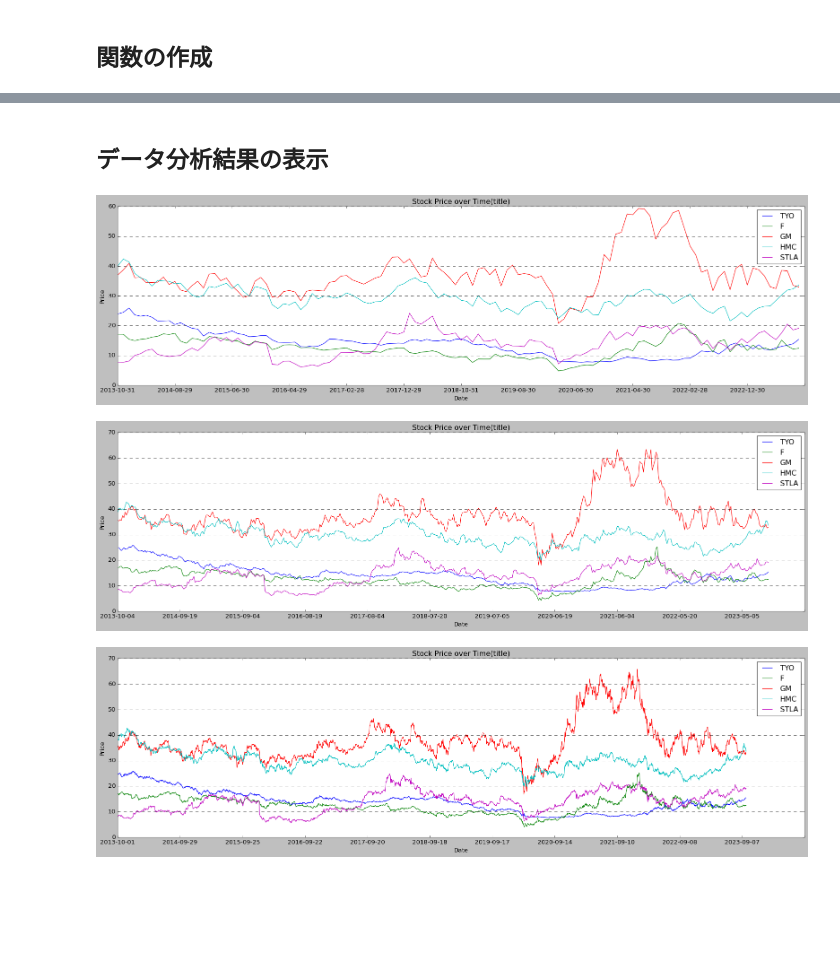
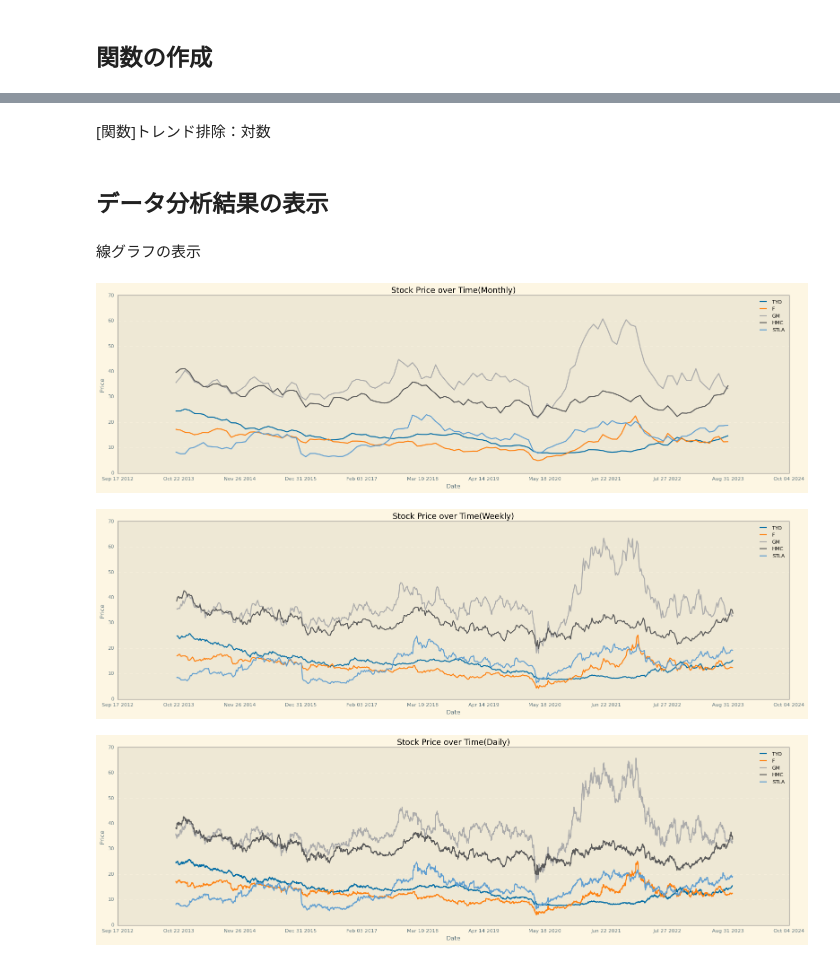
Before and after one commit to aguilarklyno/Fukuhara-Seminar, a Jupyter notebook: 23_10_27_week-03/test.ipynb, the cells around one changed output, grey strips where cells are left out. Saved outputs shown, nothing was run; the diff lists cells and outputs as text; code cells hidden in the pictures; blank space fills up the shorter version.

Commit message:
week03

```diff
--- a/23_10_27_week-03/test.ipynb
+++ b/23_10_27_week-03/test.ipynb
@@ -170,0 +268,11 @@ df_stock_mo
+# %%
+df_stock_da = pd.read_csv('../23_10_27_week-03/stock_da.csv')
+df_stock_da = df_stock_da.rename(columns={'Unnamed: 0': 'Date'})
+
+# 'Date'列を日付型に変換
+df_stock_da['Date'] = pd.to_datetime(df_stock_da['Date'])
+
+# インデックスを日付に設定
+df_stock_da.set_index('Date', inplace=True)
+
+df_stock_da
@@ -170,0 +294,9 @@ df_stock_mo
+# %%
+# カラム名の変更
+df_stock_we.rename(columns={'Unnamed: 0': 'Date'}, inplace=True)
+
+# インデックスを日付に設定
+df_stock_we.set_index('Date', inplace=True)
+
+# # 週次データにリサンプリング
+# df_stock_we = df_stock_we.resample('W-MON').mean()
@@ -204,5 +402,4 @@ Stock Weekly data
 # %%
-'''---- 線形グラフの表示 ---'''
 def plot_stock_prices(title, dataframe, selected_columns, figsize=(20, 6)):
     """
     Plot stock prices from a dataframe.
@@ -225,9 +422,10 @@ def plot_stock_prices(title, dataframe, selected_columns, figsize=(20, 6)):
     ax.set_ylabel("Price")
     ax.legend()
 
-    # y軸の横の線を点線に設定し、x軸の縦線を削除
+    # y軸の横の線を点線に設定
     ax.grid(True, which='major', linestyle='--', linewidth=0.5, axis="y")
-    ax.grid(False, axis="x")  # x軸の縦線を消す
+    # x軸の縦線を消す
+    ax.grid(False, axis="x")
 
     # グラフの周りの四角い線を灰色に設定
     for spine in ax.spines.values():
@@ -235,7 +433,7 @@ def plot_stock_prices(title, dataframe, selected_columns, figsize=(20, 6)):
 
     ax.xaxis.set_major_locator(plt.MaxNLocator(nbins=12))
 
-    plt.style.use('classic')
+    plt.style.use('tableau-colorblind10')
     plt.tight_layout()
     plt.show()
 
@@ -244,0 +585,2 @@ def plot_stock_prices(title, dataframe, selected_columns, figsize=(20, 6)):
+# %% [markdown]
+[関数]トレンド排除：対数
@@ -245,10 +623,12 @@ def plot_stock_prices(title, dataframe, selected_columns, figsize=(20, 6)):
 # %% [markdown]
 ## データ分析結果の表示
+# %% [markdown]
+線グラフの表示
 # %%
-plot_stock_prices('title', df_stock_mo, tickers)
-plot_stock_prices('title', df_stock_we, tickers)
-plot_stock_prices('title', df_stock_da, tickers)
+plot_stock_prices('Monthly', df_stock_mo, tickers)
+plot_stock_prices('Weekly', df_stock_we, tickers)
+plot_stock_prices('Daily', df_stock_da, tickers)
 # %% [output]
-[figure, old version]
+[figure, new version]
-[figure, old version]
+[figure, new version]
-[figure, old version]
+[figure, new version]
```
Also changed, not shown: parts of 69 cells of this notebook, 3 other files.
